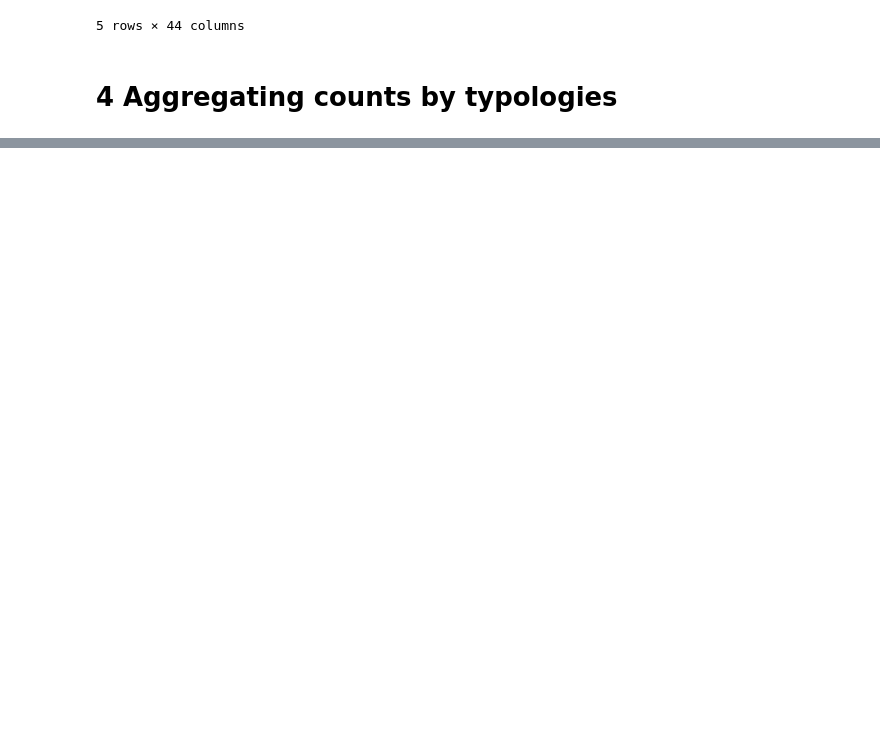
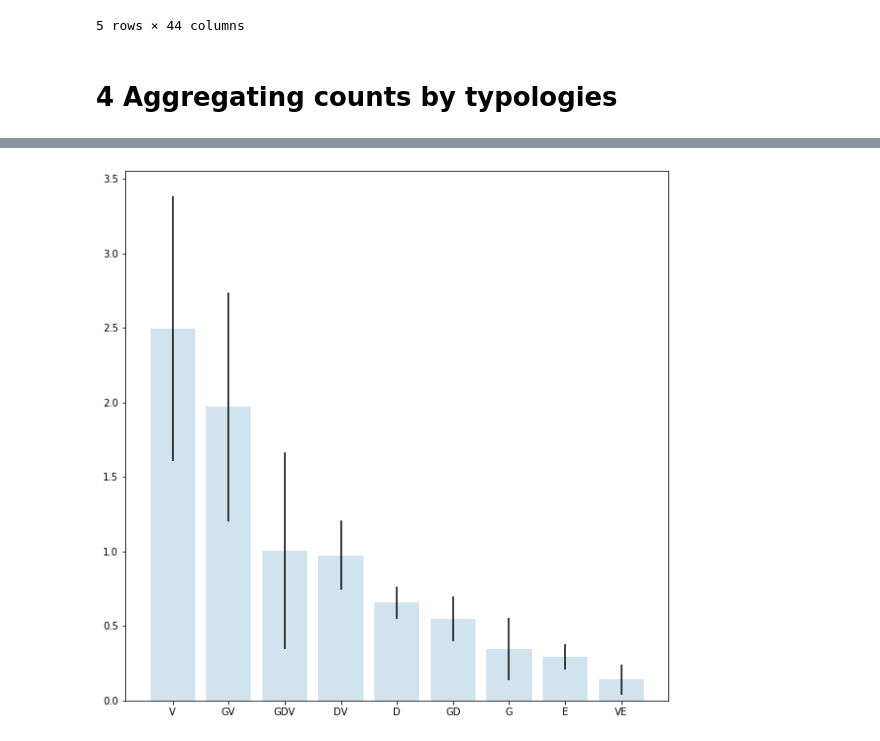
Before and after one commit to rpasquini/twitter_and_displacement, a Jupyter notebook: notebooks/Complete Analysis Example Counts by Typologies .ipynb, the cells around one changed output, grey strips where cells are left out. Saved outputs shown, nothing was run; the diff lists cells and outputs as text; code cells hidden in the pictures; blank space fills up the shorter version.

```diff
--- a/notebooks/Complete Analysis Example Counts by Typologies .ipynb
+++ b/notebooks/Complete Analysis Example Counts by Typologies .ipynb
@@ -126,0 +139,22 @@ tweets_tracts.groupby('TYPE').mean()[['nonresidents_dif','nonresidents_p0']]
+# %%
+def barchart(tweets_tracts, metric):
+    #Aggregating
+    typo_stats=tweets_tracts[['nonresidents_dif','nonresidents_ch', 'nonresidents_p0', 'TYPE']].groupby('TYPE').agg(['mean','count','sem','std'])
+
+    typo_stats=typo_stats.reset_index()
+
+    typo_stats=typo_stats.loc[typo_stats.TYPE!='NON_POP']
+    typo_stats=typo_stats.loc[typo_stats.TYPE!='NON POP']
+    typo_stats=typo_stats.loc[typo_stats.TYPE!='OTHER']
+
+
+    #Sorting
+    typo_stats=typo_stats.sort_values(by=(metric,'mean'), ascending=False)
+
+    fig, ax = plt.subplots()
+    ax.bar(typo_stats['TYPE'], typo_stats[metric,'mean'], yerr=1.96*typo_stats[metric,'sem'], alpha=0.2)
+    plt.show()
+# %%
+barchart(tweets_tracts, 'nonresidents_ch')
+# %% [output]
+[figure, added]
```
Also changed, not shown: parts of 3 cells of this notebook.
